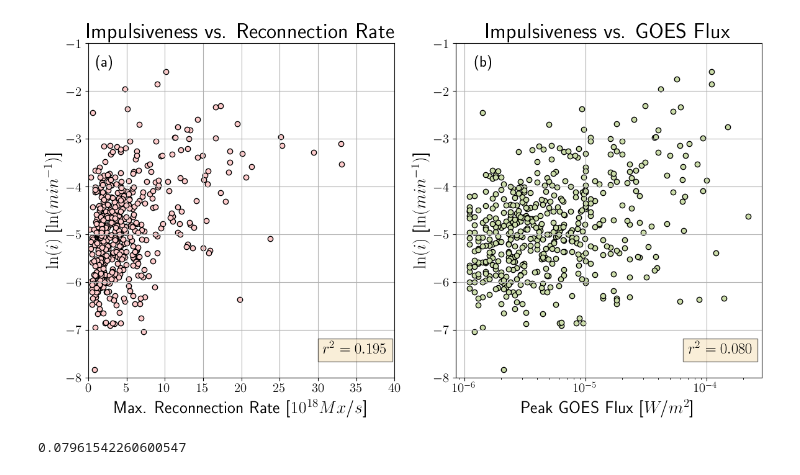
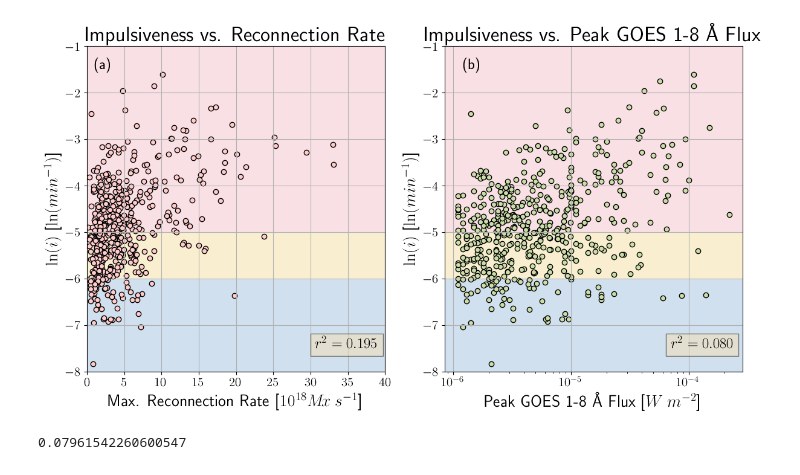
Before and after one commit to coletamburri2112/imp_dev, a Jupyter notebook: GOES_imp_comp.ipynb, the cells around one changed output. Drawn from its saved outputs; the diff is of its cells as text; code cells hidden in the pictures.

Commit message:
slight plot modifications

```diff
--- a/GOES_imp_comp.ipynb
+++ b/GOES_imp_comp.ipynb
@@ -49,6 +69,10 @@ def math_formatter(x, pos):
     return "$%s$"% int(x)
 
 fig,[ax1,ax2] = plt.subplots(1,2,figsize=(14,7))
+
+ax1.axhspan(-8, -6, facecolor='#6699CC', alpha=0.3)
+ax1.axhspan(-6, -5, facecolor='#EECC66', alpha=0.3)
+ax1.axhspan(-5, -1, facecolor='#EE99AA', alpha=0.3)
 
 ax1.scatter(recmax/1e18,best_imp,facecolor='#FFCCCC',edgecolor='black')
 ax1.grid()
@@ -60,37 +84,42 @@ ax1.set_xticklabels(x,fontsize=15)
 
 ax1.xaxis.set_major_formatter(FuncFormatter(math_formatter))
 ax1.yaxis.set_major_formatter(FuncFormatter(math_formatter))
 
 ax1.set_ylabel('$\ln(i)$ [$\ln(min^{-1})$]',fontsize=20)
-ax1.set_xlabel('Max. Reconnection Rate [$10^{18} Mx/s$]',fontsize=20)
+ax1.set_xlabel('Max. Reconnection Rate [$10^{18} M\!x\: s^{-1}$]',fontsize=20)
 ax1.set_title('Impulsiveness vs. Reconnection Rate',fontsize=25)
 
 props = dict(boxstyle='square', facecolor='wheat', alpha=0.5)
 
 ax1.text(30.6,-7.5, r'$r^2 = 0.195$', fontsize=18,bbox = props)
 ax1.text(1,-1.5, r'(a)', fontsize=18)
 
 ax1.set_ylim(-8,-1)
 
+
+ax2.axhspan(-8, -6, facecolor='#6699CC', alpha=0.3)
+ax2.axhspan(-6, -5, facecolor='#EECC66', alpha=0.3)
+ax2.axhspan(-5, -1, facecolor='#EE99AA', alpha=0.3)
+
 ax2.scatter(goes_flux,best_imp,facecolor='#CCDDAA',edgecolor='black')
 ax2.grid()
 plt.xscale("log")
 plt.xticks(fontsize=15)
 plt.yticks(fontsize=15)
 
 ax2.set_ylabel('$\ln(i)$ [$\ln(min^{-1})$]',fontsize=20)
-ax2.set_xlabel('Peak GOES Flux [$W/m^2$]',fontsize=20)
-ax2.set_title('Impulsiveness vs. GOES Flux',fontsize=25)
+ax2.set_xlabel('Peak GOES 1-8 \AA\ Flux [$W\:m^{-2}$]',fontsize=20)
+ax2.set_title('Impulsiveness vs. Peak GOES 1-8 \AA\ Flux',fontsize=25)
 props = dict(boxstyle='square', facecolor='wheat', alpha=0.5)
 
 ax2.text(7e-5,-7.5, r'$r^2 = 0.080$', fontsize=18,bbox = props)
 ax2.text(1.2e-6,-1.5, r'(b)', fontsize=18)
 
 ax2.set_ylim(-8,-1)
 
 plt.savefig('/Users/coletamburri/Desktop/imp_goes_recrate.png', dpi=300)
 # %% [output]
-[figure, old version]
+[figure, new version]
 # %%
 cc_imp_goes = np.corrcoef(goes_flux,best_imp)[0,1]**2
 print(cc_imp_goes)
```
Also changed, not shown: parts of 9 cells of this notebook, 8 other files.
